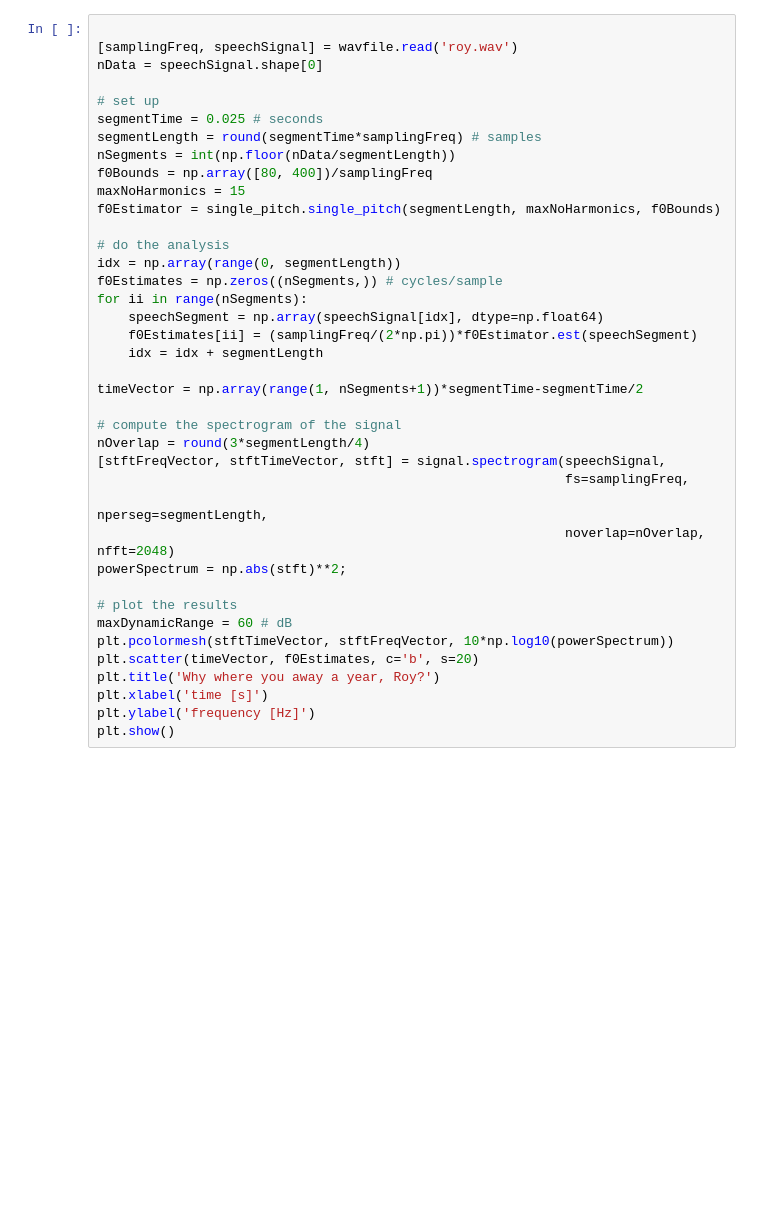
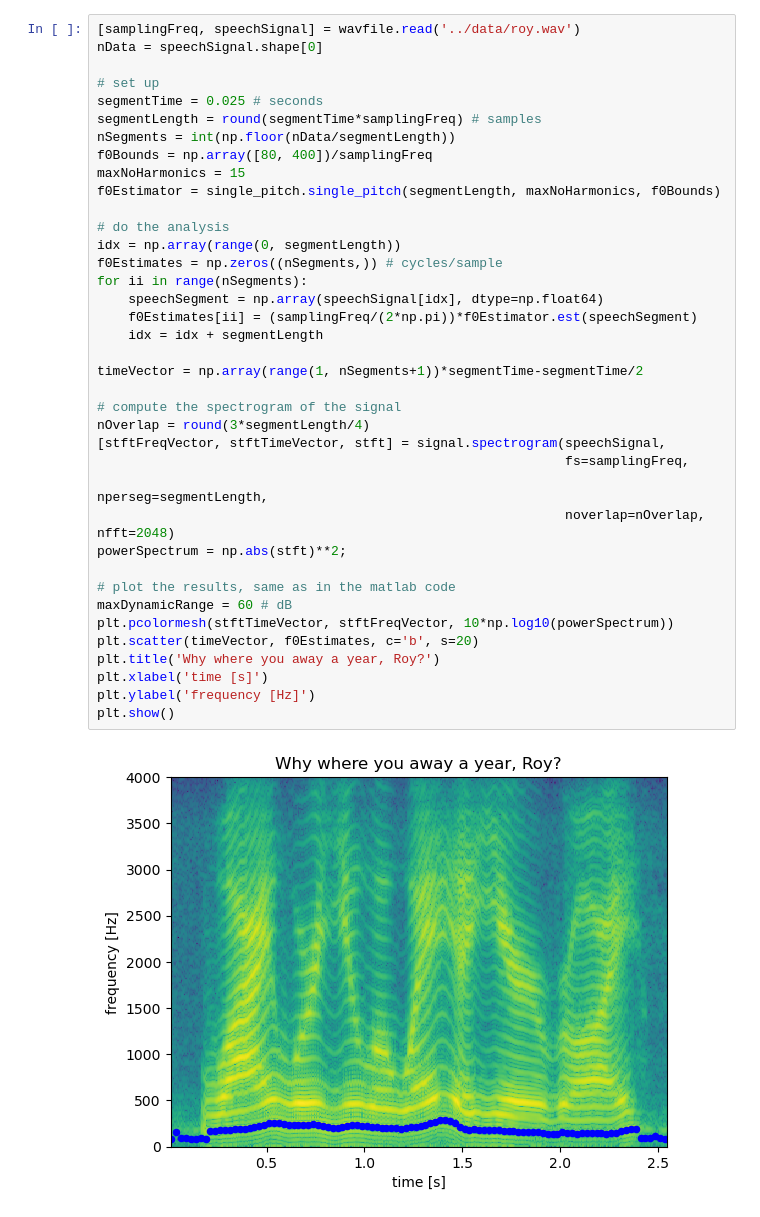
Before and after one commit to SMC-AAU-CPH/SPIS, a Jupyter notebook: 05-FAST-LS-F0/05-Solutions-pyhton/analyzeSpeech.ipynb, the cells around one changed output. Drawn from its saved outputs; the diff is of its cells as text; blank space fills up the shorter version.

```diff
--- a/05-FAST-LS-F0/05-Solutions-pyhton/analyzeSpeech.ipynb
+++ b/05-FAST-LS-F0/05-Solutions-pyhton/analyzeSpeech.ipynb
@@ -12,6 +17,5 @@ ImportError: dlopen(/Users/cer/vc/SPIS/SPIS-24/05-FAST-LS-F0/05-Solutions-pyhton
 # %%
-
-[samplingFreq, speechSignal] = wavfile.read('roy.wav')
+[samplingFreq, speechSignal] = wavfile.read('../data/roy.wav')
 nData = speechSignal.shape[0]
 
 # set up
@@ -20,31 +24,33 @@ segmentLength = round(segmentTime*samplingFreq) # samples
 nSegments = int(np.floor(nData/segmentLength))
 f0Bounds = np.array([80, 400])/samplingFreq
 maxNoHarmonics = 15
 f0Estimator = single_pitch.single_pitch(segmentLength, maxNoHarmonics, f0Bounds)
 
 # do the analysis
 idx = np.array(range(0, segmentLength))
 f0Estimates = np.zeros((nSegments,)) # cycles/sample
 for ii in range(nSegments):
     speechSegment = np.array(speechSignal[idx], dtype=np.float64)
     f0Estimates[ii] = (samplingFreq/(2*np.pi))*f0Estimator.est(speechSegment)
     idx = idx + segmentLength
 
 timeVector = np.array(range(1, nSegments+1))*segmentTime-segmentTime/2
 
 # compute the spectrogram of the signal
 nOverlap = round(3*segmentLength/4)
 [stftFreqVector, stftTimeVector, stft] = signal.spectrogram(speechSignal,
                                                             fs=samplingFreq,
                                                             nperseg=segmentLength,
                                                             noverlap=nOverlap, nfft=2048)
 powerSpectrum = np.abs(stft)**2;
 
-# plot the results
+# plot the results, same as in the matlab code
 maxDynamicRange = 60 # dB
 plt.pcolormesh(stftTimeVector, stftFreqVector, 10*np.log10(powerSpectrum))
 plt.scatter(timeVector, f0Estimates, c='b', s=20)
 plt.title('Why where you away a year, Roy?')
 plt.xlabel('time [s]')
 plt.ylabel('frequency [Hz]')
 plt.show()
+# %% [output]
+[figure, added]
```
Also changed, not shown: parts of 4 cells of this notebook, 1 other file.
